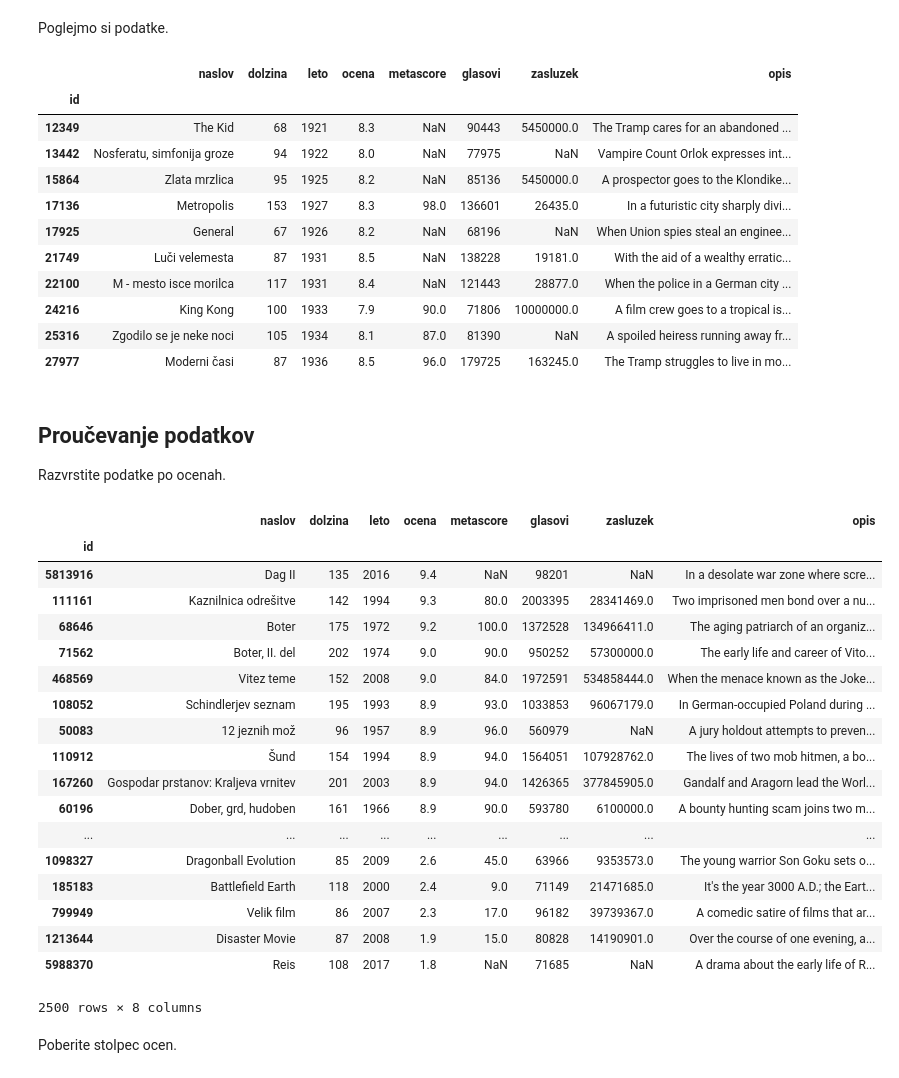
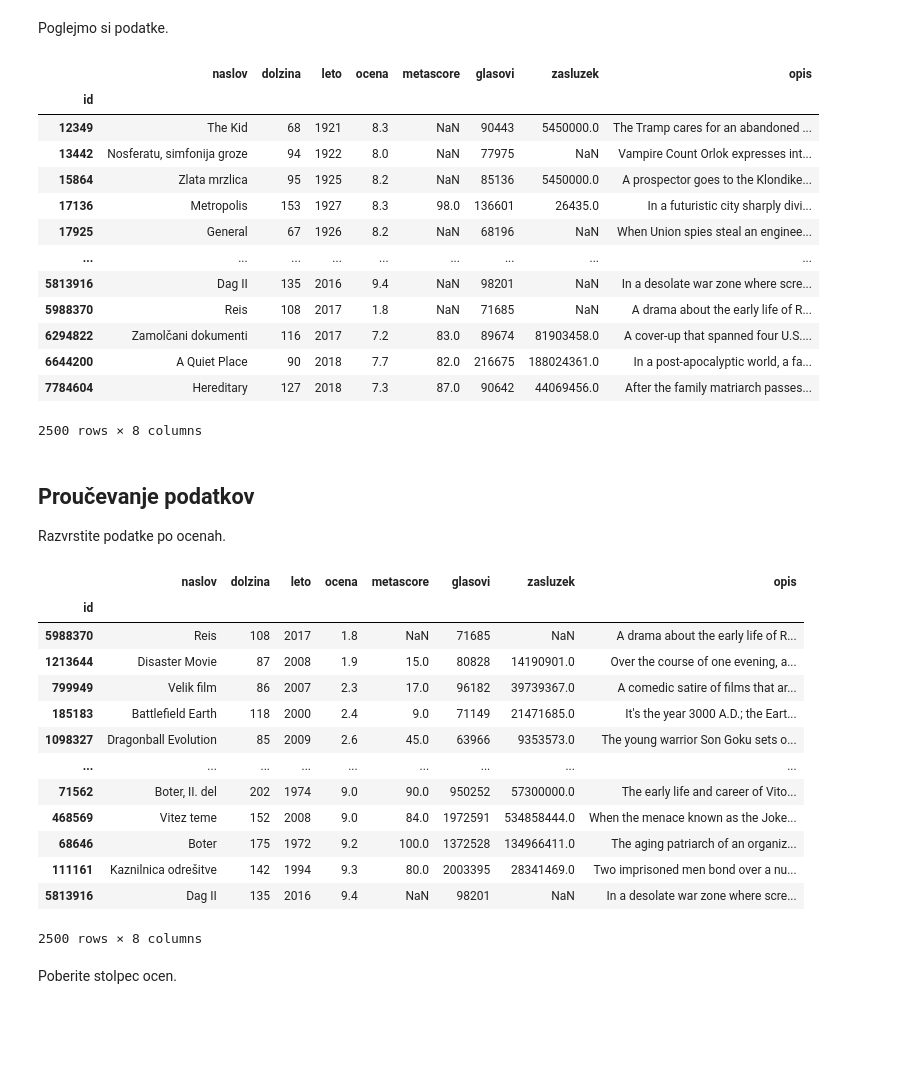
Before and after one commit to GhastlyClock/programiranje-1, a Jupyter notebook: 3-analiza-podatkov/vaje/pandas_101.ipynb, the cells around one changed output. Saved outputs shown, nothing was run; the diff lists cells and outputs as text; code cells hidden in the pictures; blank space fills up the shorter version.

```diff
--- a/3-analiza-podatkov/vaje/pandas_101.ipynb
+++ b/3-analiza-podatkov/vaje/pandas_101.ipynb
@@ -11,16 +11,16 @@
 import pandas as pd
 
 # ker bomo delali z velikimi razpredelnicami, povemo, da naj se vedno izpiše le 10 vrstic
-pd.options.display.max_rows = 20
+pd.options.display.max_rows = 10
 
 # izberemo interaktivni "notebook" stil risanja
-
+%matplotlib notebook
 # naložimo razpredelnico, s katero bomo delali
 filmi = pd.read_csv('../predavanja/obdelani-podatki/filmi.csv', index_col='id')
 # %% [markdown]
 Poglejmo si podatke.
 # %%
-filmi.head(10)
+filmi
 # %% [output]
 |  | naslov | dolzina | leto | ocena | metascore | glasovi | zasluzek | opis |
 | id |  |  |  |  |  |  |  |  |
@@ -29,36 +29,33 @@ filmi.head(10)
 | 15864 | Zlata mrzlica | 95 | 1925 | 8.2 | NaN | 85136 | 5450000.0 | A prospector goes to the Klondike... |
 | 17136 | Metropolis | 153 | 1927 | 8.3 | 98.0 | 136601 | 26435.0 | In a futuristic city sharply divi... |
 | 17925 | General | 67 | 1926 | 8.2 | NaN | 68196 | NaN | When Union spies steal an enginee... |
-| 21749 | Luči velemesta | 87 | 1931 | 8.5 | NaN | 138228 | 19181.0 | With the aid of a wealthy erratic... |
-| 22100 | M - mesto isce morilca | 117 | 1931 | 8.4 | NaN | 121443 | 28877.0 | When the police in a German city ... |
-| 24216 | King Kong | 100 | 1933 | 7.9 | 90.0 | 71806 | 10000000.0 | A film crew goes to a tropical is... |
-| 25316 | Zgodilo se je neke noci | 105 | 1934 | 8.1 | 87.0 | 81390 | NaN | A spoiled heiress running away fr... |
-| 27977 | Moderni časi | 87 | 1936 | 8.5 | 96.0 | 179725 | 163245.0 | The Tramp struggles to live in mo... |
+| ... | ... | ... | ... | ... | ... | ... | ... | ... |
+| 5813916 | Dag II | 135 | 2016 | 9.4 | NaN | 98201 | NaN | In a desolate war zone where scre... |
+| 5988370 | Reis | 108 | 2017 | 1.8 | NaN | 71685 | NaN | A drama about the early life of R... |
+| 6294822 | Zamolčani dokumenti | 116 | 2017 | 7.2 | 83.0 | 89674 | 81903458.0 | A cover-up that spanned four U.S.... |
+| 6644200 | A Quiet Place | 90 | 2018 | 7.7 | 82.0 | 216675 | 188024361.0 | In a post-apocalyptic world, a fa... |
+| 7784604 | Hereditary | 127 | 2018 | 7.3 | 87.0 | 90642 | 44069456.0 | After the family matriarch passes... |
+2500 rows × 8 columns
 # %% [markdown]
 ## Proučevanje podatkov
 
 Razvrstite podatke po ocenah.
 # %%
-filmi.sort_values('ocena', ascending=False)
+filmi.sort_values('ocena')
 # %% [output]
 |  | naslov | dolzina | leto | ocena | metascore | glasovi | zasluzek | opis |
 | id |  |  |  |  |  |  |  |  |
-| 5813916 | Dag II | 135 | 2016 | 9.4 | NaN | 98201 | NaN | In a desolate war zone where scre... |
-| 111161 | Kaznilnica odrešitve | 142 | 1994 | 9.3 | 80.0 | 2003395 | 28341469.0 | Two imprisoned men bond over a nu... |
-| 68646 | Boter | 175 | 1972 | 9.2 | 100.0 | 1372528 | 134966411.0 | The aging patriarch of an organiz... |
+| 5988370 | Reis | 108 | 2017 | 1.8 | NaN | 71685 | NaN | A drama about the early life of R... |
+| 1213644 | Disaster Movie | 87 | 2008 | 1.9 | 15.0 | 80828 | 14190901.0 | Over the course of one evening, a... |
+| 799949 | Velik film | 86 | 2007 | 2.3 | 17.0 | 96182 | 39739367.0 | A comedic satire of films that ar... |
+| 185183 | Battlefield Earth | 118 | 2000 | 2.4 | 9.0 | 71149 | 21471685.0 | It's the year 3000 A.D.; the Eart... |
+| 1098327 | Dragonball Evolution | 85 | 2009 | 2.6 | 45.0 | 63966 | 9353573.0 | The young warrior Son Goku sets o... |
+| ... | ... | ... | ... | ... | ... | ... | ... | ... |
 | 71562 | Boter, II. del | 202 | 1974 | 9.0 | 90.0 | 950252 | 57300000.0 | The early life and career of Vito... |
 | 468569 | Vitez teme | 152 | 2008 | 9.0 | 84.0 | 1972591 | 534858444.0 | When the menace known as the Joke... |
-| 108052 | Schindlerjev seznam | 195 | 1993 | 8.9 | 93.0 | 1033853 | 96067179.0 | In German-occupied Poland during ... |
-| 50083 | 12 jeznih mož | 96 | 1957 | 8.9 | 96.0 | 560979 | NaN | A jury holdout attempts to preven... |
-| 110912 | Šund | 154 | 1994 | 8.9 | 94.0 | 1564051 | 107928762.0 | The lives of two mob hitmen, a bo... |
-| 167260 | Gospodar prstanov: Kraljeva vrnitev | 201 | 2003 | 8.9 | 94.0 | 1426365 | 377845905.0 | Gandalf and Aragorn lead the Worl... |
-| 60196 | Dober, grd, hudoben | 161 | 1966 | 8.9 | 90.0 | 593780 | 6100000.0 | A bounty hunting scam joins two m... |
-| ... | ... | ... | ... | ... | ... | ... | ... | ... |
-| 1098327 | Dragonball Evolution | 85 | 2009 | 2.6 | 45.0 | 63966 | 9353573.0 | The young warrior Son Goku sets o... |
-| 185183 | Battlefield Earth | 118 | 2000 | 2.4 | 9.0 | 71149 | 21471685.0 | It's the year 3000 A.D.; the Eart... |
-| 799949 | Velik film | 86 | 2007 | 2.3 | 17.0 | 96182 | 39739367.0 | A comedic satire of films that ar... |
-| 1213644 | Disaster Movie | 87 | 2008 | 1.9 | 15.0 | 80828 | 14190901.0 | Over the course of one evening, a... |
-| 5988370 | Reis | 108 | 2017 | 1.8 | NaN | 71685 | NaN | A drama about the early life of R... |
+| 68646 | Boter | 175 | 1972 | 9.2 | 100.0 | 1372528 | 134966411.0 | The aging patriarch of an organiz... |
+| 111161 | Kaznilnica odrešitve | 142 | 1994 | 9.3 | 80.0 | 2003395 | 28341469.0 | Two imprisoned men bond over a nu... |
+| 5813916 | Dag II | 135 | 2016 | 9.4 | NaN | 98201 | NaN | In a desolate war zone where scre... |
 2500 rows × 8 columns
 # %% [markdown]
 Poberite stolpec ocen.
```
Also changed, not shown: parts of 18 cells of this notebook.
